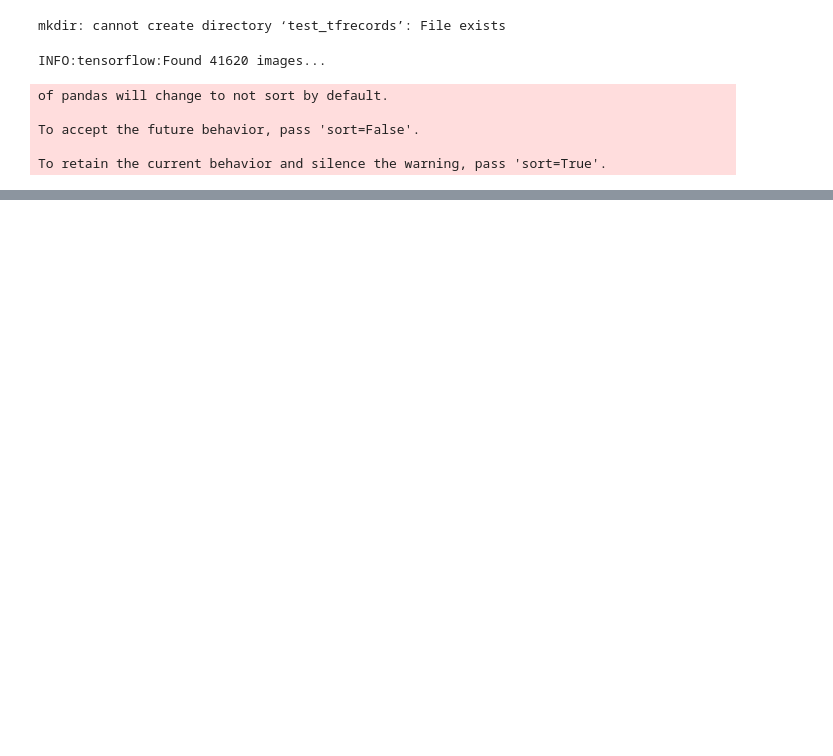
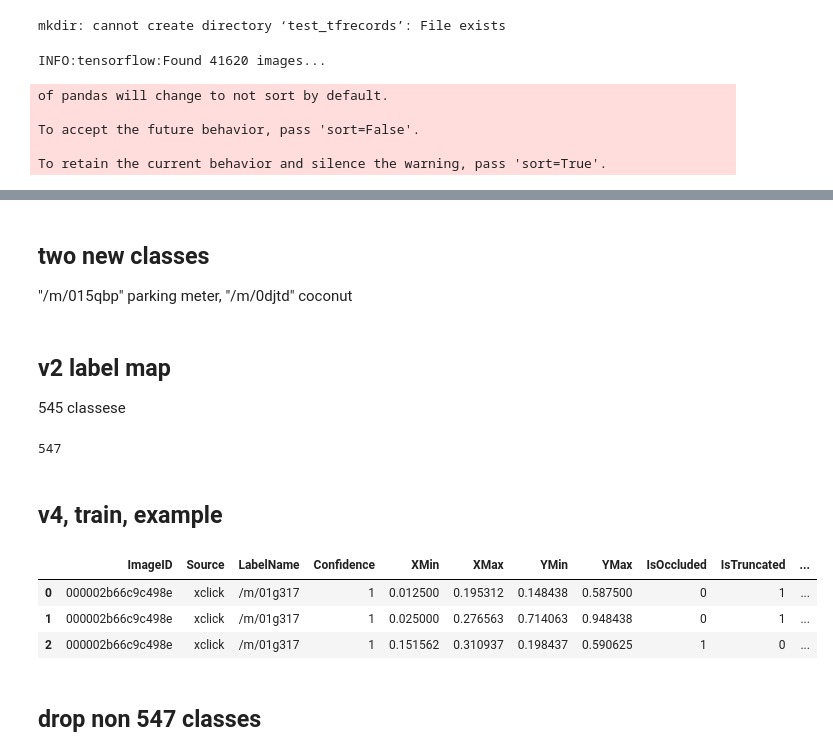
Before and after one commit to qoo/models, a Jupyter notebook: research/object_detection/create_tf_record_545.ipynb, the cells around one changed output, grey strips where cells are left out. Cells and saved outputs as stored; diff of their text form; code cells hidden in the pictures; blank space fills up the shorter version.

```diff
--- a/research/object_detection/create_tf_record_545.ipynb
+++ b/research/object_detection/create_tf_record_545.ipynb
@@ -59,0 +62,19 @@ To retain the current behavior and silence the warning, pass 'sort=True'.
+# %%
+input_annotations_csv='/root/2018_04/train/annotations-human-bbox.csv'
+input_images_directory='/root/raw_images_train'
+input_label_map='../object_detection/data/oid_v4_label_map.pbtxt'
+# !mkdir test_tfrecords
+# output_tf_record_path_prefix='test_tfrecords/test.tfrecord'
+num_shards=100
+# %%
+tf.logging.set_verbosity(tf.logging.INFO)
+
+
+all_annotations_v4_train = pd.read_csv(input_annotations_csv)
+all_images = tf.gfile.Glob(
+  os.path.join(input_images_directory, '*.jpg'))
+all_image_ids = [os.path.splitext(os.path.basename(v))[0] for v in all_images]
+all_image_ids = pd.DataFrame({'ImageID': all_image_ids})
+# all_annotations = pd.concat([all_annotations, all_image_ids])
+
+tf.logging.log(tf.logging.INFO, 'Found %d images...', len(all_image_ids))
@@ -59,0 +106,6 @@ To retain the current behavior and silence the warning, pass 'sort=True'.
+# %% [markdown]
+## two new classes
+ "/m/015qbp" parking meter, "/m/0djtd" coconut
+# %% [markdown]
+## v2 label map
+545 classese
@@ -59,0 +116,18 @@ To retain the current behavior and silence the warning, pass 'sort=True'.
+# %%
+label_map_v2_add2 = label_map_v2.copy()
+label_map_v2_add2["/m/015qbp"] = label_map_600["/m/015qbp"]
+label_map_v2_add2["/m/0djtd"] = label_map_600["/m/0djtd"]
+print(len(label_map_v2_add2))
+# %% [output]
+547
+# %% [markdown]
+## v4, train, example
+# %%
+all_annotations_v4_train.head(3)
+# %% [output]
+|  | ImageID | Source | LabelName | Confidence | XMin | XMax | YMin | YMax | IsOccluded | IsTruncated | ... |
+| 0 | 000002b66c9c498e | xclick | /m/01g317 | 1 | 0.012500 | 0.195312 | 0.148438 | 0.587500 | 0 | 1 | ... |
+| 1 | 000002b66c9c498e | xclick | /m/01g317 | 1 | 0.025000 | 0.276563 | 0.714063 | 0.948438 | 0 | 1 | ... |
+| 2 | 000002b66c9c498e | xclick | /m/01g317 | 1 | 0.151562 | 0.310937 | 0.198437 | 0.590625 | 1 | 0 | ... |
+# %% [markdown]
+## drop non 547 classes
```
Also changed, not shown: parts of 17 cells of this notebook, 2 other files.
